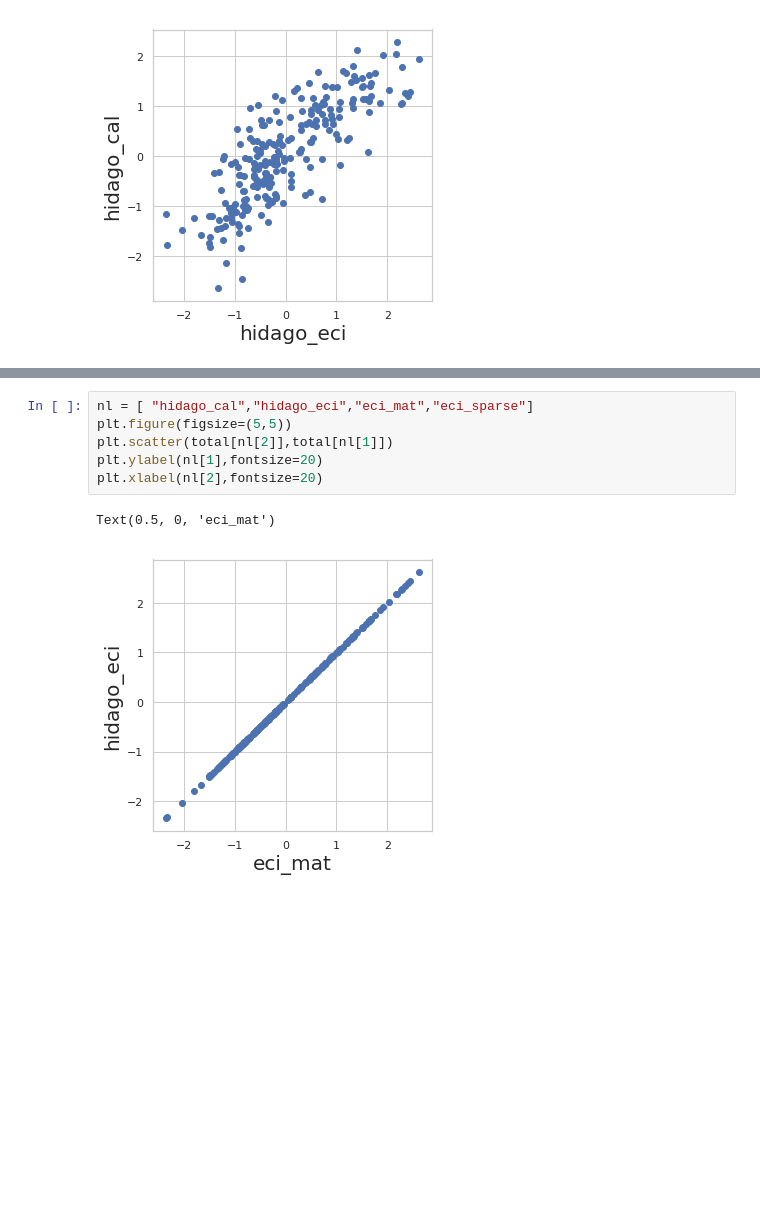
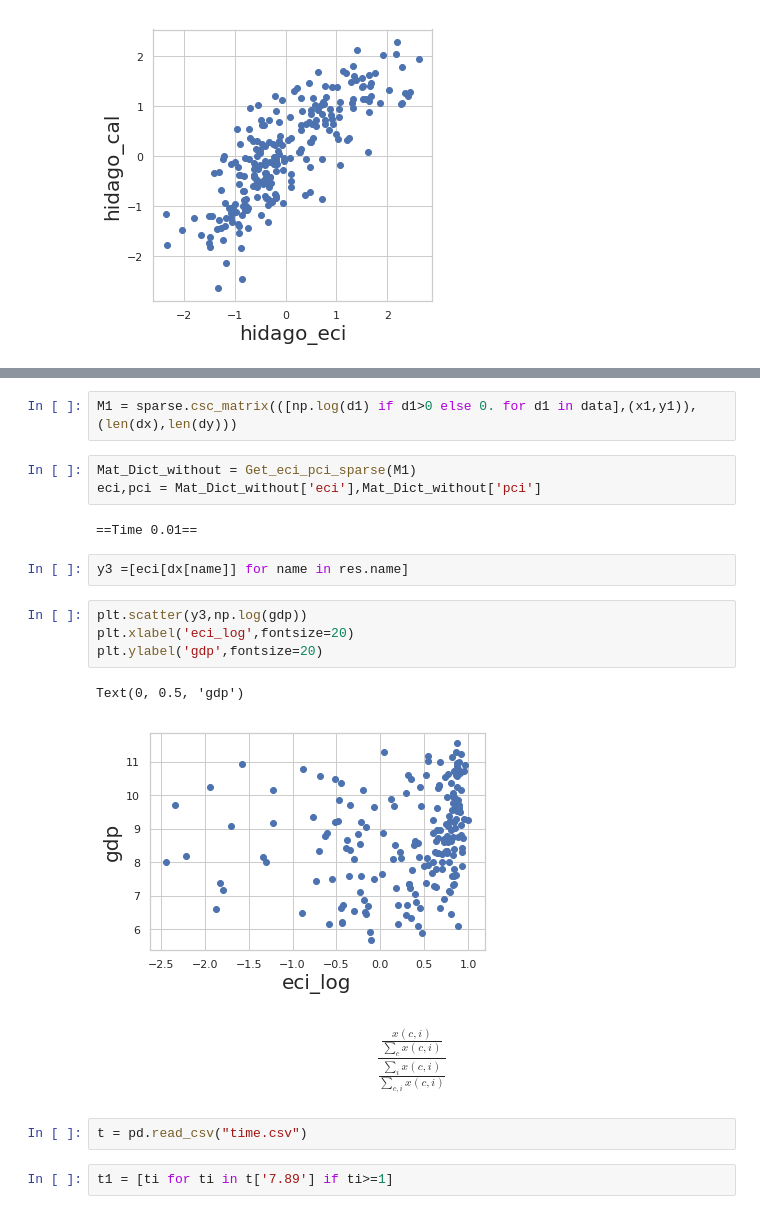
Before and after one commit to hashc/ECI, a Jupyter notebook: 复现hidago结果.ipynb, the cells around one changed output, grey strips where cells are left out. Saved outputs shown, nothing was run; the diff lists cells and outputs as text; blank space fills up the shorter version.

```diff
--- a/复现hidago结果.ipynb
+++ b/复现hidago结果.ipynb
@@ -129,9 +166,22 @@ Text(0.5, 0, 'eci_mat')
-# %%
-nl = [ "hidago_cal","hidago_eci","eci_mat","eci_sparse"]
-plt.figure(figsize=(5,5))
-plt.scatter(total[nl[2]],total[nl[1]])
-plt.ylabel(nl[1],fontsize=20)
-plt.xlabel(nl[2],fontsize=20)
-# %% [output]
-Text(0.5, 0, 'eci_mat')
-[figure, removed]
+# %%
+M1 = sparse.csc_matrix(([np.log(d1) if d1>0 else 0. for d1 in data],(x1,y1)),(len(dx),len(dy)))
+# %%
+Mat_Dict_without = Get_eci_pci_sparse(M1)
+eci,pci = Mat_Dict_without['eci'],Mat_Dict_without['pci']
+# %% [output]
+==Time 0.01==
+# %%
+y3 =[eci[dx[name]] for name in res.name]
+# %%
+plt.scatter(y3,np.log(gdp))
+plt.xlabel('eci_log',fontsize=20)
+plt.ylabel('gdp',fontsize=20)
+# %% [output]
+Text(0, 0.5, 'gdp')
+[figure, added]
+# %% [markdown]
+$$\frac{\frac{x(c,i)}{\sum_c x(c,i)}}{\frac{\sum_i x(c,i)}{\sum_{c,i}x(c,i)}}$$
+# %%
+t = pd.read_csv("time.csv")
+# %%
+t1 = [ti for ti in t['7.89'] if ti>=1]
```
Also changed, not shown: parts of 15 cells of this notebook, 1 other file.
